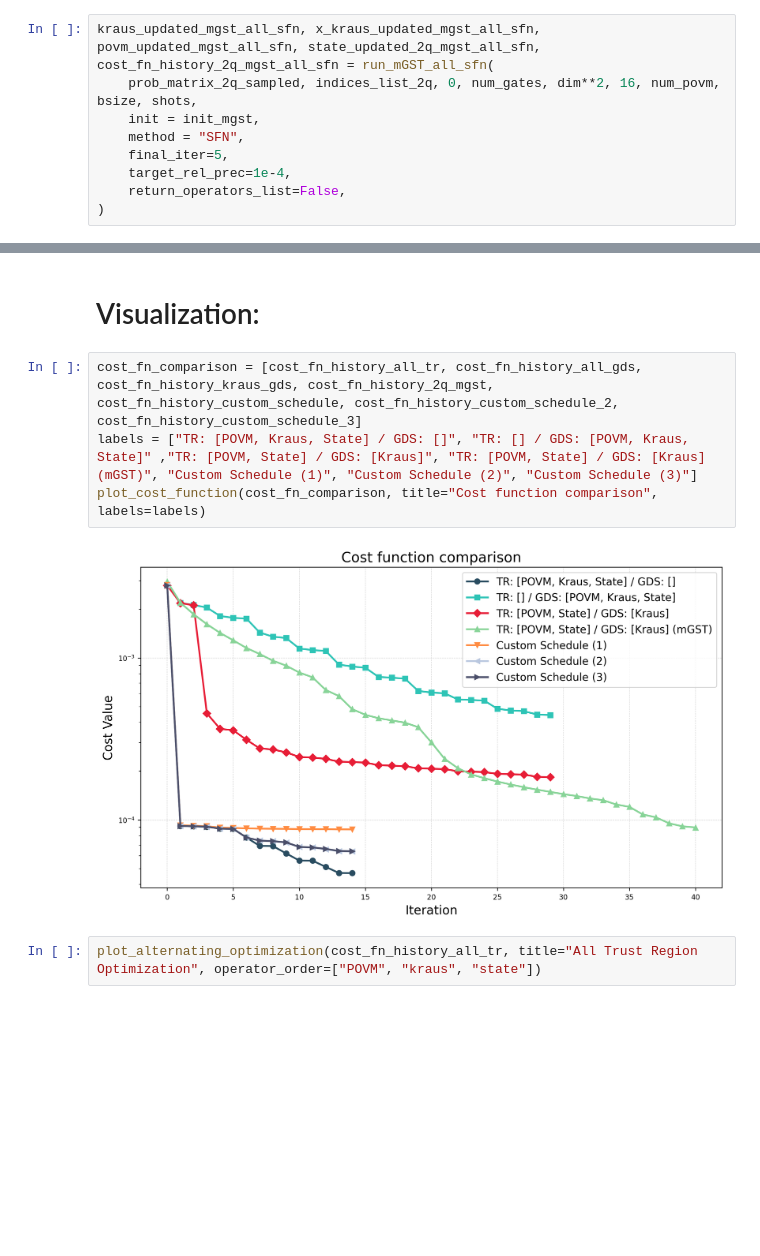
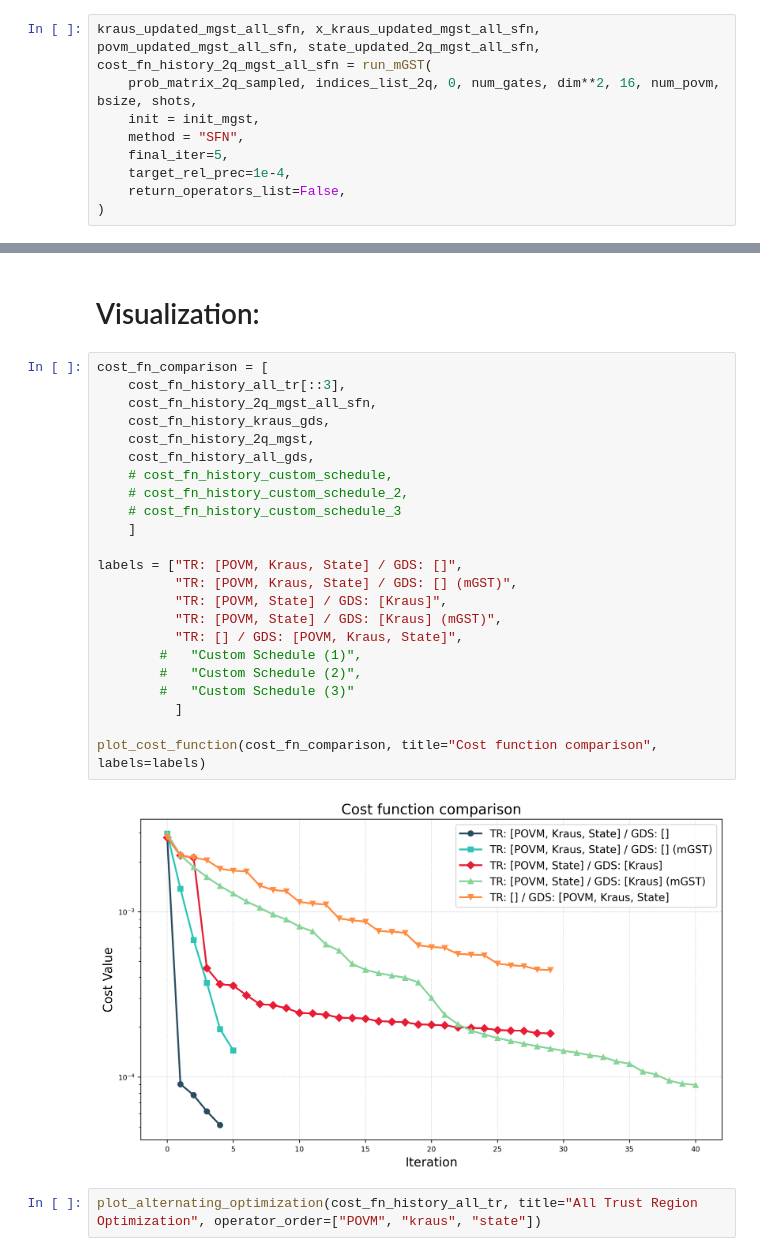
Before and after one commit to EmilianoG-byte/iqm-benchmarks, a Jupyter notebook: playground/hessian/full_trust_region_opt.ipynb, the cells around one changed output, grey strips where cells are left out. Drawn from its saved outputs; the diff is of its cells as text; blank space fills up the shorter version.

Commit message:
start complexity comparisons

```diff
--- a/playground/hessian/full_trust_region_opt.ipynb
+++ b/playground/hessian/full_trust_region_opt.ipynb
@@ -261,7 +261,7 @@ Starting mGST optimization...
          Convergence criterion satisfied
          Final objective 8.980681247999967e-05 in time 55.05s
 # %%
-kraus_updated_mgst_all_sfn, x_kraus_updated_mgst_all_sfn, povm_updated_mgst_all_sfn, state_updated_2q_mgst_all_sfn, cost_fn_history_2q_mgst_all_sfn = run_mGST_all_sfn(
+kraus_updated_mgst_all_sfn, x_kraus_updated_mgst_all_sfn, povm_updated_mgst_all_sfn, state_updated_2q_mgst_all_sfn, cost_fn_history_2q_mgst_all_sfn = run_mGST(
     prob_matrix_2q_sampled, indices_list_2q, 0, num_gates, dim**2, 16, num_povm, bsize, shots,
     init = init_mgst,
     method = "SFN",
@@ -437,11 +459,30 @@ stop_kraus, stop_state
 # %% [markdown]
 # Visualization:
 # %%
-cost_fn_comparison = [cost_fn_history_all_tr, cost_fn_history_all_gds, cost_fn_history_kraus_gds, cost_fn_history_2q_mgst, cost_fn_history_custom_schedule, cost_fn_history_custom_schedule_2, cost_fn_history_custom_schedule_3]
-labels = ["TR: [POVM, Kraus, State] / GDS: []", "TR: [] / GDS: [POVM, Kraus, State]" ,"TR: [POVM, State] / GDS: [Kraus]", "TR: [POVM, State] / GDS: [Kraus] (mGST)", "Custom Schedule (1)", "Custom Schedule (2)", "Custom Schedule (3)"]
+cost_fn_comparison = [
+    cost_fn_history_all_tr[::3],
+    cost_fn_history_2q_mgst_all_sfn,
+    cost_fn_history_kraus_gds,
+    cost_fn_history_2q_mgst,
+    cost_fn_history_all_gds,
+    # cost_fn_history_custom_schedule,
+    # cost_fn_history_custom_schedule_2,
+    # cost_fn_history_custom_schedule_3
+    ]
+
+labels = ["TR: [POVM, Kraus, State] / GDS: []",
+          "TR: [POVM, Kraus, State] / GDS: [] (mGST)",
+          "TR: [POVM, State] / GDS: [Kraus]",
+          "TR: [POVM, State] / GDS: [Kraus] (mGST)",
+          "TR: [] / GDS: [POVM, Kraus, State]",
+        #   "Custom Schedule (1)",
+        #   "Custom Schedule (2)",
+        #   "Custom Schedule (3)"
+          ]
+
 plot_cost_function(cost_fn_comparison, title="Cost function comparison", labels=labels)
 # %% [output]
-[figure, old version]
+[figure, new version]
 # %%
 plot_alternating_optimization(cost_fn_history_all_tr, title="All Trust Region Optimization", operator_order=["POVM", "kraus", "state"])
 # %% [output]
```
Also changed, not shown: parts of 3 cells of this notebook, 3 other files.
